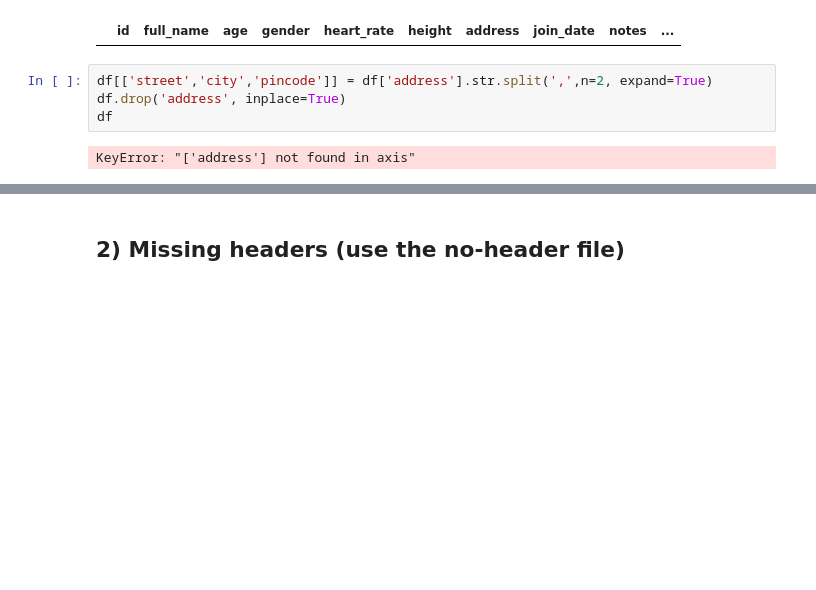
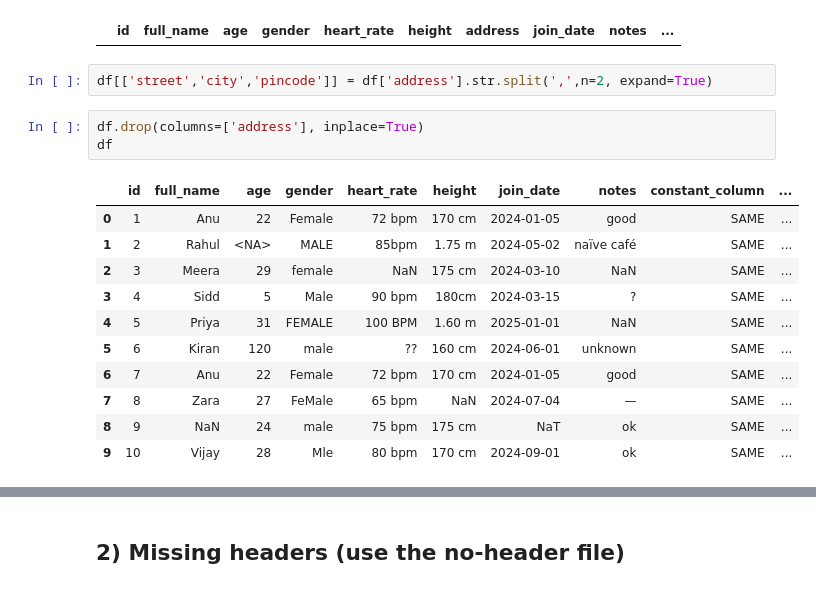
Before and after one commit to Sru-j/daily_lab_activities, a Jupyter notebook: data_inspect.ipynb, the cells around one changed output, grey strips where cells are left out. Drawn from its saved outputs; the diff is of its cells as text; blank space fills up the shorter version.

```diff
--- a/data_inspect.ipynb
+++ b/data_inspect.ipynb
@@ -183,10 +183,21 @@ df['age'] = df['age'].abs()
 |  | id | full_name | age | gender | heart_rate | height | address | join_date | notes | ... |
 # %%
 df[['street','city','pincode']] = df['address'].str.split(',',n=2, expand=True)
-df.drop('address', inplace=True)
-df
-# %% [output]
-KeyError: "['address'] not found in axis"
+# %%
+df.drop(columns=['address'], inplace=True)
+df
+# %% [output]
+|  | id | full_name | age | gender | heart_rate | height | join_date | notes | constant_column | ... |
+| 0 | 1 | Anu | 22 | Female | 72 bpm | 170 cm | 2024-01-05 | good | SAME | ... |
+| 1 | 2 | Rahul | <NA> | MALE | 85bpm | 1.75 m | 2024-05-02 | naïve café | SAME | ... |
+| 2 | 3 | Meera | 29 | female | NaN | 175 cm | 2024-03-10 | NaN | SAME | ... |
+| 3 | 4 | Sidd | 5 | Male | 90 bpm | 180cm | 2024-03-15 | ? | SAME | ... |
+| 4 | 5 | Priya | 31 | FEMALE | 100 BPM | 1.60 m | 2025-01-01 | NaN | SAME | ... |
+| 5 | 6 | Kiran | 120 | male | ?? | 160 cm | 2024-06-01 | unknown | SAME | ... |
+| 6 | 7 | Anu | 22 | Female | 72 bpm | 170 cm | 2024-01-05 | good | SAME | ... |
+| 7 | 8 | Zara | 27 | FeMale | 65 bpm | NaN | 2024-07-04 | — | SAME | ... |
+| 8 | 9 | NaN | 24 | male | 75 bpm | 175 cm | NaT | ok | SAME | ... |
+| 9 | 10 | Vijay | 28 | Mle | 80 bpm | 170 cm | 2024-09-01 | ok | SAME | ... |
 # %%
 df.dtypes
 # %% [output]
```
Also changed, not shown: parts of 1 cell of this notebook.
